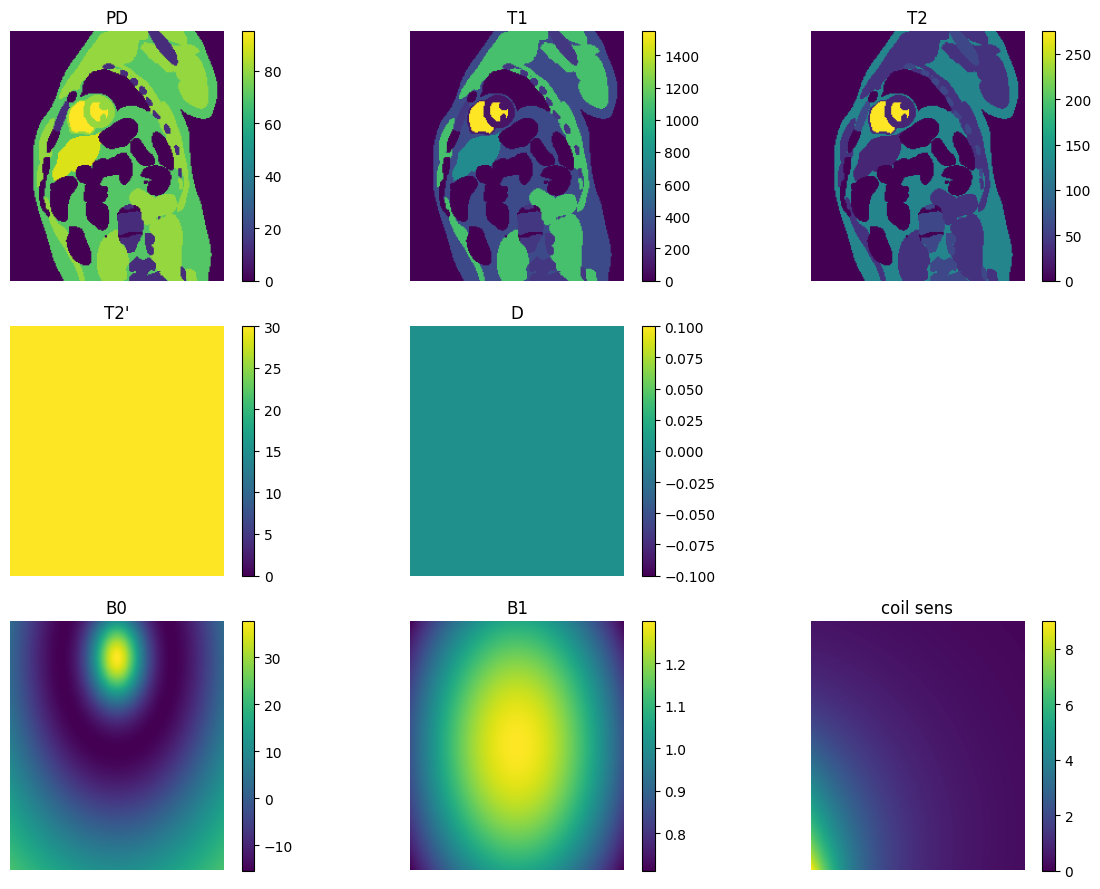
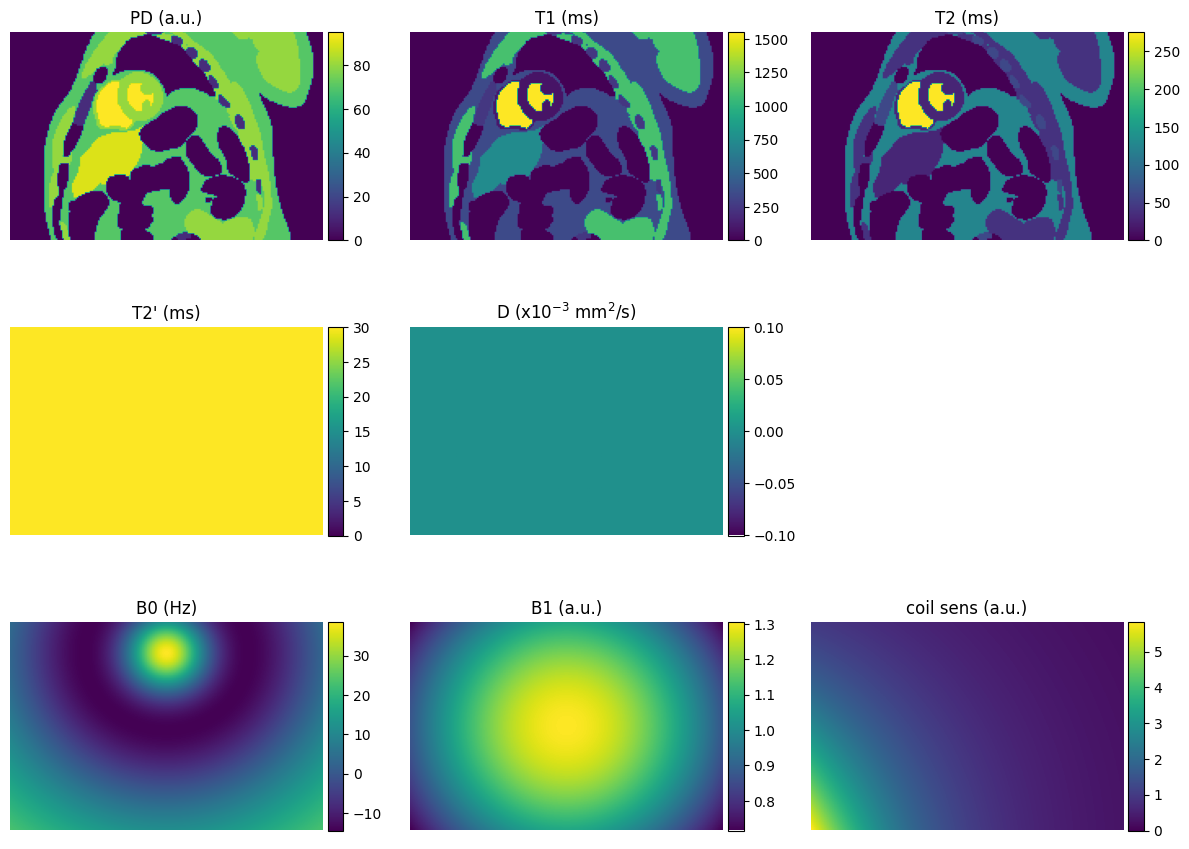
The change to this notebook cell's code, shown as a diff; its figure went from the first image to the second:
--- before
+++ after
@@ -1 +1 @@
-phantom.plot(time_unit='ms')
+phantom.plot(time_unit='ms', display_units=True)

Commit: [up] example